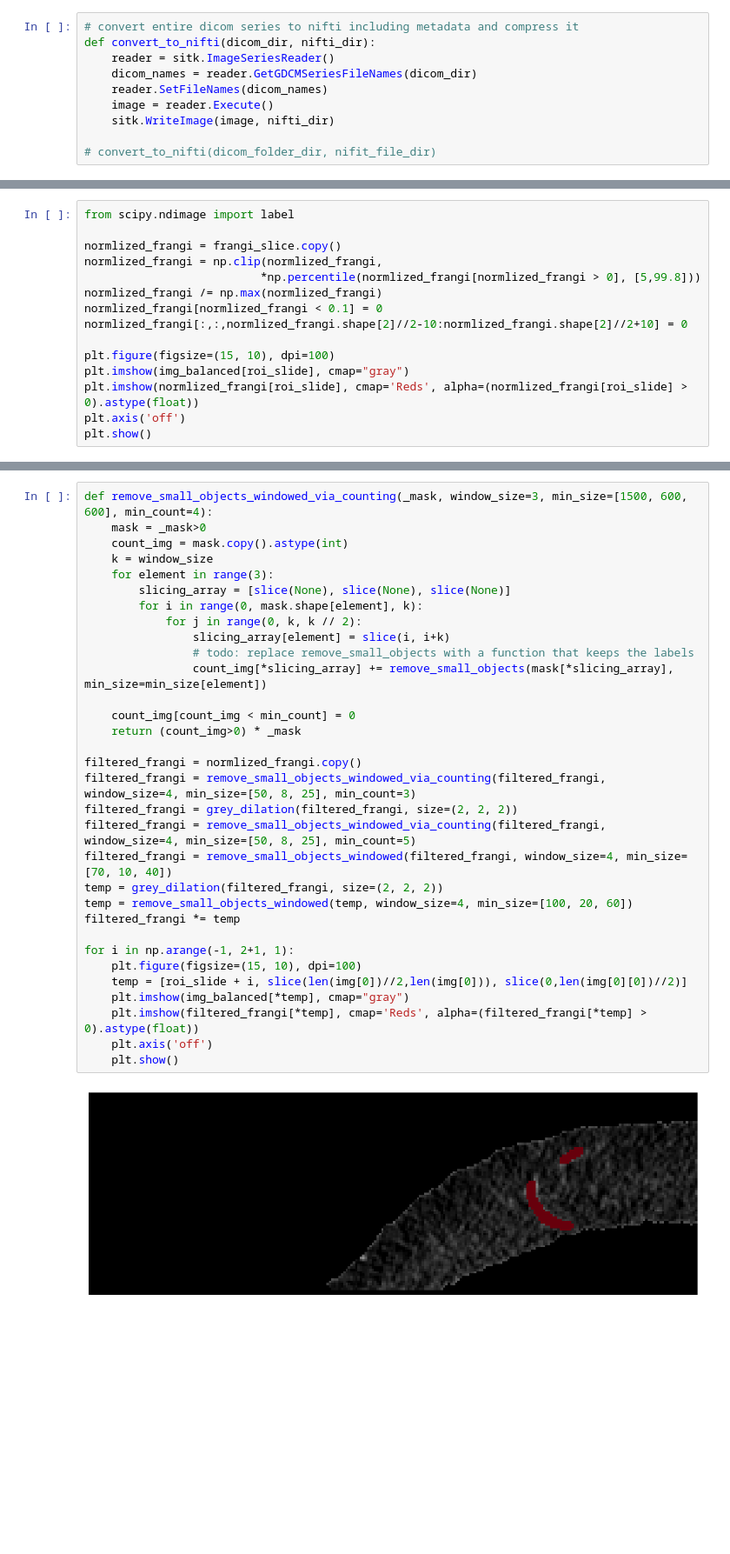
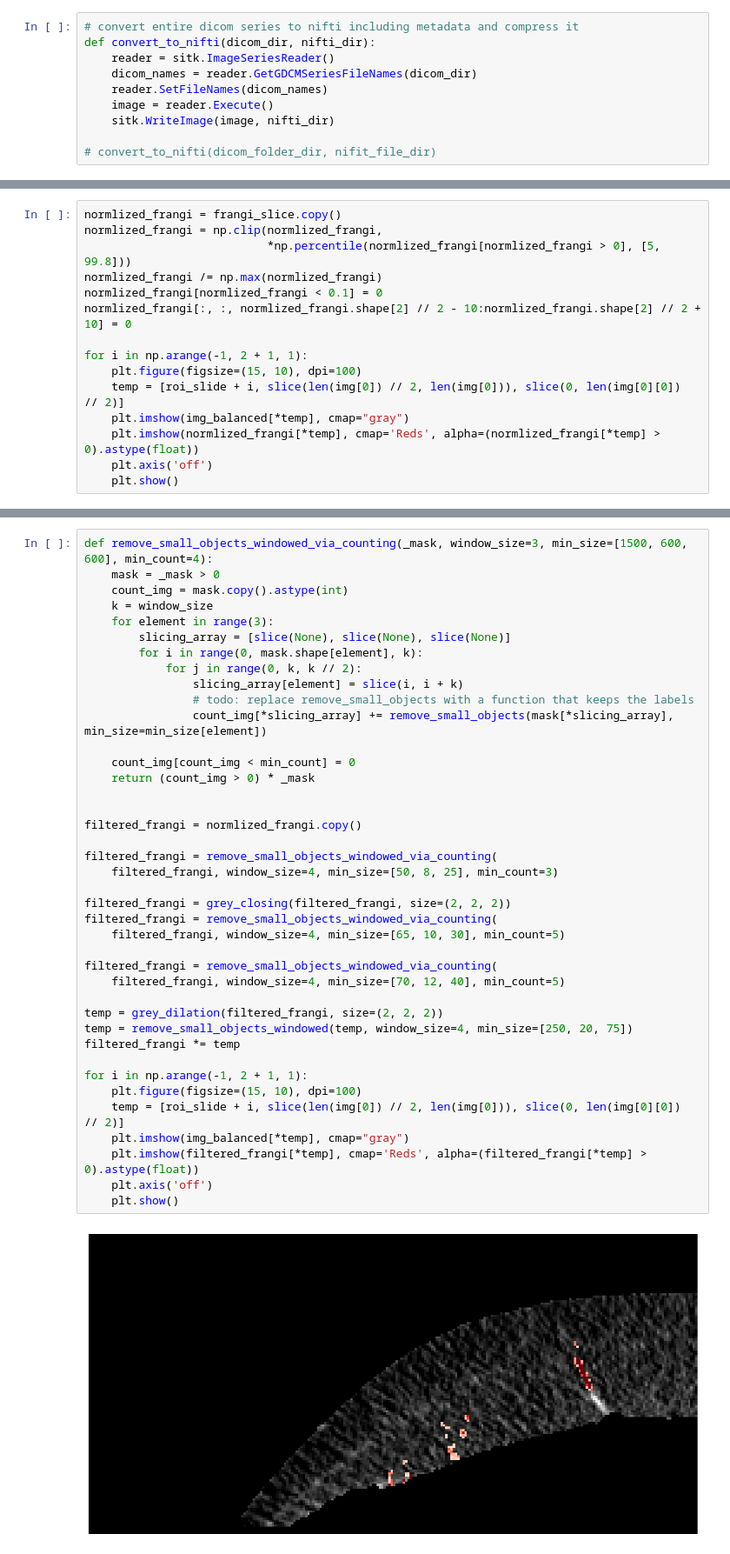
Before and after one commit to HosseinOutward/VUB-ACS-24_Hospital_Project, a Jupyter notebook: HP Clean.ipynb, the cells around one changed output, grey strips where cells are left out. Shown at 87% size. Drawn from its saved outputs; the diff is of its cells as text; blank space fills up the shorter version.

```diff
--- a/HP Clean.ipynb
+++ b/HP Clean.ipynb
@@ -197,18 +209,18 @@ frangi_slice = frangi(
     black_ridges=False  # Assuming bright ridges on dark background
 )
 # %%
-from scipy.ndimage import label
-
 normlized_frangi = frangi_slice.copy()
 normlized_frangi = np.clip(normlized_frangi,
-                          *np.percentile(normlized_frangi[normlized_frangi > 0], [5,99.8]))
+                           *np.percentile(normlized_frangi[normlized_frangi > 0], [5, 99.8]))
 normlized_frangi /= np.max(normlized_frangi)
 normlized_frangi[normlized_frangi < 0.1] = 0
-normlized_frangi[:,:,normlized_frangi.shape[2]//2-10:normlized_frangi.shape[2]//2+10] = 0
+normlized_frangi[:, :, normlized_frangi.shape[2] // 2 - 10:normlized_frangi.shape[2] // 2 + 10] = 0
 
-plt.figure(figsize=(15, 10), dpi=100)
-plt.imshow(img_balanced[roi_slide], cmap="gray")
-plt.imshow(normlized_frangi[roi_slide], cmap='Reds', alpha=(normlized_frangi[roi_slide] > 0).astype(float))
-plt.axis('off')
-plt.show()
+for i in np.arange(-1, 2 + 1, 1):
+    plt.figure(figsize=(15, 10), dpi=100)
+    temp = [roi_slide + i, slice(len(img[0]) // 2, len(img[0])), slice(0, len(img[0][0]) // 2)]
+    plt.imshow(img_balanced[*temp], cmap="gray")
+    plt.imshow(normlized_frangi[*temp], cmap='Reds', alpha=(normlized_frangi[*temp] > 0).astype(float))
+    plt.axis('off')
+    plt.show()
 # %% [output]
@@ -216,34 +231,42 @@ plt.show()
 # %%
 def remove_small_objects_windowed_via_counting(_mask, window_size=3, min_size=[1500, 600, 600], min_count=4):
-    mask = _mask>0
+    mask = _mask > 0
     count_img = mask.copy().astype(int)
     k = window_size
     for element in range(3):
         slicing_array = [slice(None), slice(None), slice(None)]
         for i in range(0, mask.shape[element], k):
             for j in range(0, k, k // 2):
-                slicing_array[element] = slice(i, i+k)
+                slicing_array[element] = slice(i, i + k)
                 # todo: replace remove_small_objects with a function that keeps the labels
                 count_img[*slicing_array] += remove_small_objects(mask[*slicing_array], min_size=min_size[element])
 
     count_img[count_img < min_count] = 0
-    return (count_img>0) * _mask
+    return (count_img > 0) * _mask
+
 
 filtered_frangi = normlized_frangi.copy()
-filtered_frangi = remove_small_objects_windowed_via_counting(filtered_frangi, window_size=4, min_size=[50, 8, 25], min_count=3)
-filtered_frangi = grey_dilation(filtered_frangi, size=(2, 2, 2))
-filtered_frangi = remove_small_objects_windowed_via_counting(filtered_frangi, window_size=4, min_size=[50, 8, 25], min_count=5)
-filtered_frangi = remove_small_objects_windowed(filtered_frangi, window_size=4, min_size=[70, 10, 40])
+
+filtered_frangi = remove_small_objects_windowed_via_counting(
+    filtered_frangi, window_size=4, min_size=[50, 8, 25], min_count=3)
+
+filtered_frangi = grey_closing(filtered_frangi, size=(2, 2, 2))
+filtered_frangi = remove_small_objects_windowed_via_counting(
+    filtered_frangi, window_size=4, min_size=[65, 10, 30], min_count=5)
+
+filtered_frangi = remove_small_objects_windowed_via_counting(
+    filtered_frangi, window_size=4, min_size=[70, 12, 40], min_count=5)
+
 temp = grey_dilation(filtered_frangi, size=(2, 2, 2))
-temp = remove_small_objects_windowed(temp, window_size=4, min_size=[100, 20, 60])
+temp = remove_small_objects_windowed(temp, window_size=4, min_size=[250, 20, 75])
 filtered_frangi *= temp
 
-for i in np.arange(-1, 2+1, 1):
+for i in np.arange(-1, 2 + 1, 1):
     plt.figure(figsize=(15, 10), dpi=100)
-    temp = [roi_slide + i, slice(len(img[0])//2,len(img[0])), slice(0,len(img[0][0])//2)]
+    temp = [roi_slide + i, slice(len(img[0]) // 2, len(img[0])), slice(0, len(img[0][0]) // 2)]
     plt.imshow(img_balanced[*temp], cmap="gray")
     plt.imshow(filtered_frangi[*temp], cmap='Reds', alpha=(filtered_frangi[*temp] > 0).astype(float))
     plt.axis('off')
     plt.show()
 # %% [output]
-[figure, old version]
+[figure, new version]
```
Also changed, not shown: parts of 11 cells of this notebook.
